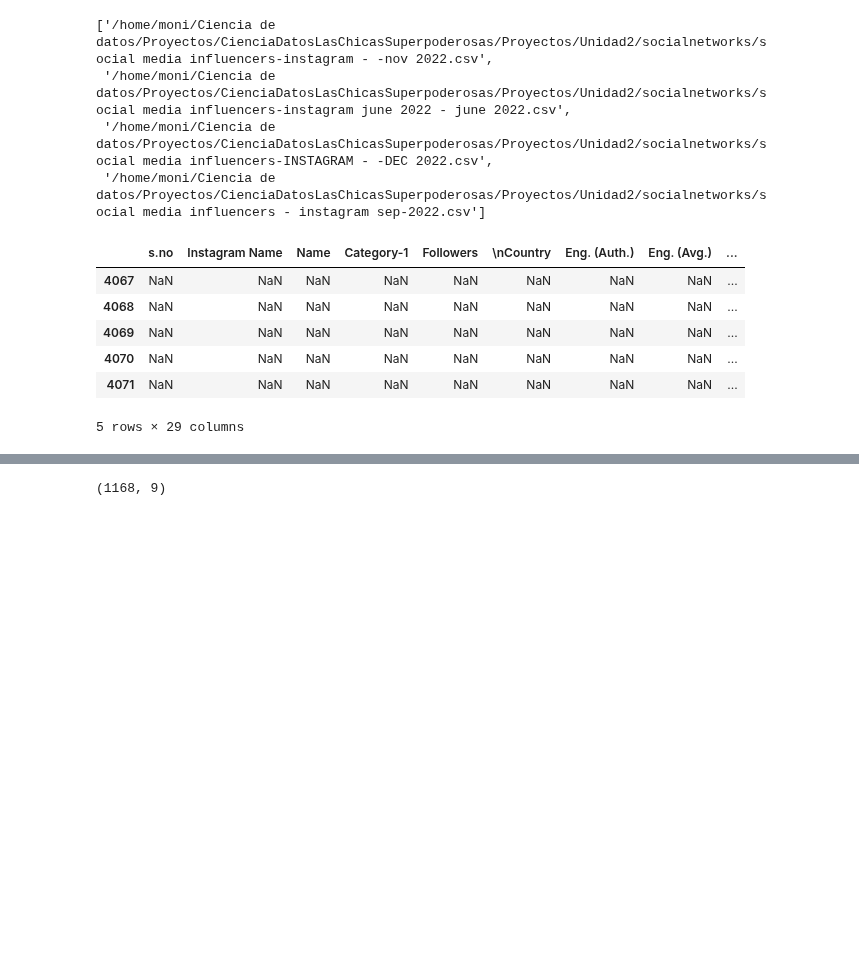
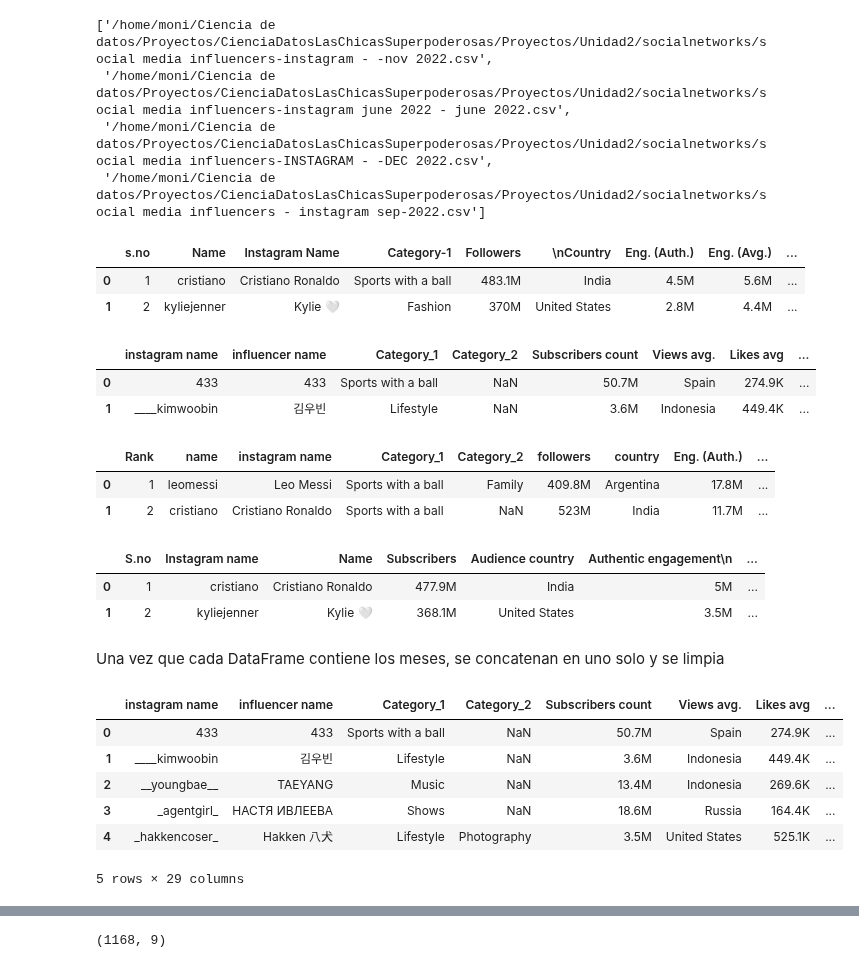
Before and after one commit to MonicaGonzalez30/CienciaDatosLasChicasSuperpoderosas, a Jupyter notebook: Proyectos/Unidad2/Redes_Sociales.ipynb, the cells around one changed output, grey strips where cells are left out. Drawn from its saved outputs; the diff is of its cells as text; code cells hidden in the pictures; blank space fills up the shorter version.

```diff
--- a/Proyectos/Unidad2/Redes_Sociales.ipynb
+++ b/Proyectos/Unidad2/Redes_Sociales.ipynb
@@ -95,24 +125,57 @@ Instagram
  '/home/moni/Ciencia de datos/Proyectos/CienciaDatosLasChicasSuperpoderosas/Proyectos/Unidad2/socialnetworks/social media influencers-instagram june 2022 - june 2022.csv',
  '/home/moni/Ciencia de datos/Proyectos/CienciaDatosLasChicasSuperpoderosas/Proyectos/Unidad2/socialnetworks/social media influencers-INSTAGRAM - -DEC 2022.csv',
  '/home/moni/Ciencia de datos/Proyectos/CienciaDatosLasChicasSuperpoderosas/Proyectos/Unidad2/socialnetworks/social media influencers - instagram sep-2022.csv']
+# %%
+# Archivo de Instagram - noviembre
+df_I_Nov = pd.read_csv(Instagram[0])
+df_I_Nov['Month'] = 'November'
+df_I_Nov.head(2)
+# %% [output]
+|  | s.no | Name | Instagram Name | Category-1 | Followers | \nCountry | Eng. (Auth.) | Eng. (Avg.) | ... |
+| 0 | 1 | cristiano | Cristiano Ronaldo | Sports with a ball | 483.1M | India | 4.5M | 5.6M | ... |
+| 1 | 2 | kyliejenner | Kylie 🤍 | Fashion | 370M | United States | 2.8M | 4.4M | ... |
+# %%
+# Archivo de Instagram - junio
+df_I_June = pd.read_csv(Instagram[1])
+df_I_June['Month'] = 'June'
+df_I_June.head(2)
+# %% [output]
+|  | instagram name | influencer name | Category_1 | Category_2 | Subscribers count | Views avg. | Likes avg | ... |
+| 0 | 433 | 433 | Sports with a ball | NaN | 50.7M | Spain | 274.9K | ... |
+| 1 | ____kimwoobin | 김우빈 | Lifestyle | NaN | 3.6M | Indonesia | 449.4K | ... |
+# %%
+# Archivo de Instagram - diciembre
+df_I_Dec = pd.read_csv(Instagram[2])
+df_I_Dec['Month'] = 'December'
+df_I_Dec.head(2)
+# %% [output]
+|  | Rank | name | instagram name | Category_1 | Category_2 | followers | country | Eng. (Auth.) | ... |
+| 0 | 1 | leomessi | Leo Messi | Sports with a ball | Family | 409.8M | Argentina | 17.8M | ... |
+| 1 | 2 | cristiano | Cristiano Ronaldo | Sports with a ball | NaN | 523M | India | 11.7M | ... |
+# %%
+# Archivo de Instagram - septiembre
+df_I_Sep = pd.read_csv(Instagram[3])
+df_I_Sep['Month'] = 'September'
+df_I_Sep.head(2)
+# %% [output]
+|  | S.no | Instagram name | Name | Subscribers | Audience country | Authentic engagement\n | ... |
+| 0 | 1 | cristiano | Cristiano Ronaldo | 477.9M | India | 5M | ... |
+| 1 | 2 | kyliejenner | Kylie 🤍 | 368.1M | United States | 3.5M | ... |
+# %% [markdown]
+Una vez que cada DataFrame contiene los meses, se concatenan en uno solo y se limpia
 # %%
-dataframes = []
-for ruta_archivo in Instagram:
-    df = pd.read_csv(ruta_archivo)
-    dataframes.append(df)
-
-# Concatenar los DataFrames en un solo DataFrame
-df_Insta = pd.concat(dataframes, axis=0, ignore_index=True)
+# Concatenar los DataFrames de Instagram en un solo DataFrame
+df_Insta = pd.concat([df_I_June, df_I_Sep, df_I_Nov, df_I_Dec], axis=0, ignore_index=True)
 
 # Verificar el DataFrame resultante
-df_Insta.tail()
+df_Insta.head()
 # %% [output]
-|  | s.no | Instagram Name | Name | Category-1 | Followers | \nCountry | Eng. (Auth.) | Eng. (Avg.) | ... |
-| 4067 | NaN | NaN | NaN | NaN | NaN | NaN | NaN | NaN | ... |
-| 4068 | NaN | NaN | NaN | NaN | NaN | NaN | NaN | NaN | ... |
-| 4069 | NaN | NaN | NaN | NaN | NaN | NaN | NaN | NaN | ... |
-| 4070 | NaN | NaN | NaN | NaN | NaN | NaN | NaN | NaN | ... |
-| 4071 | NaN | NaN | NaN | NaN | NaN | NaN | NaN | NaN | ... |
+|  | instagram name | influencer name | Category_1 | Category_2 | Subscribers count | Views avg. | Likes avg | ... |
+| 0 | 433 | 433 | Sports with a ball | NaN | 50.7M | Spain | 274.9K | ... |
+| 1 | ____kimwoobin | 김우빈 | Lifestyle | NaN | 3.6M | Indonesia | 449.4K | ... |
+| 2 | __youngbae__ | TAEYANG | Music | NaN | 13.4M | Indonesia | 269.6K | ... |
+| 3 | _agentgirl_ | НАСТЯ ИВЛЕЕВА | Shows | NaN | 18.6M | Russia | 164.4K | ... |
+| 4 | _hakkencoser_ | Hakken 八犬 | Lifestyle | Photography | 3.5M | United States | 525.1K | ... |
 5 rows × 29 columns
 # %%
 # Limpieza del DataFrame de Instagram
```
Also changed, not shown: parts of 76 cells of this notebook, 14 other files.
